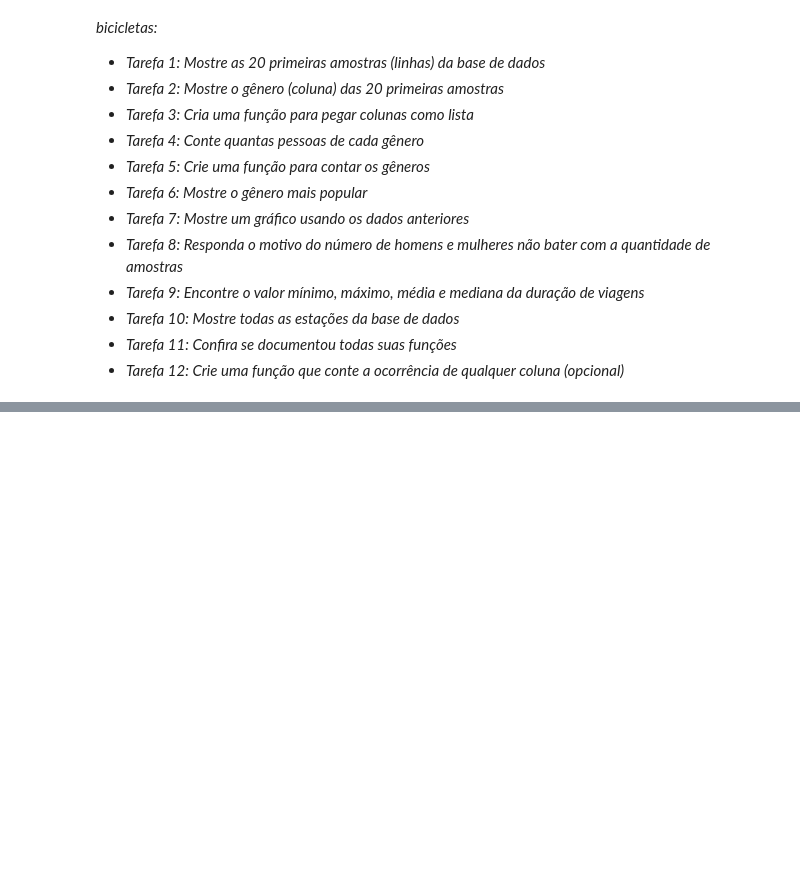
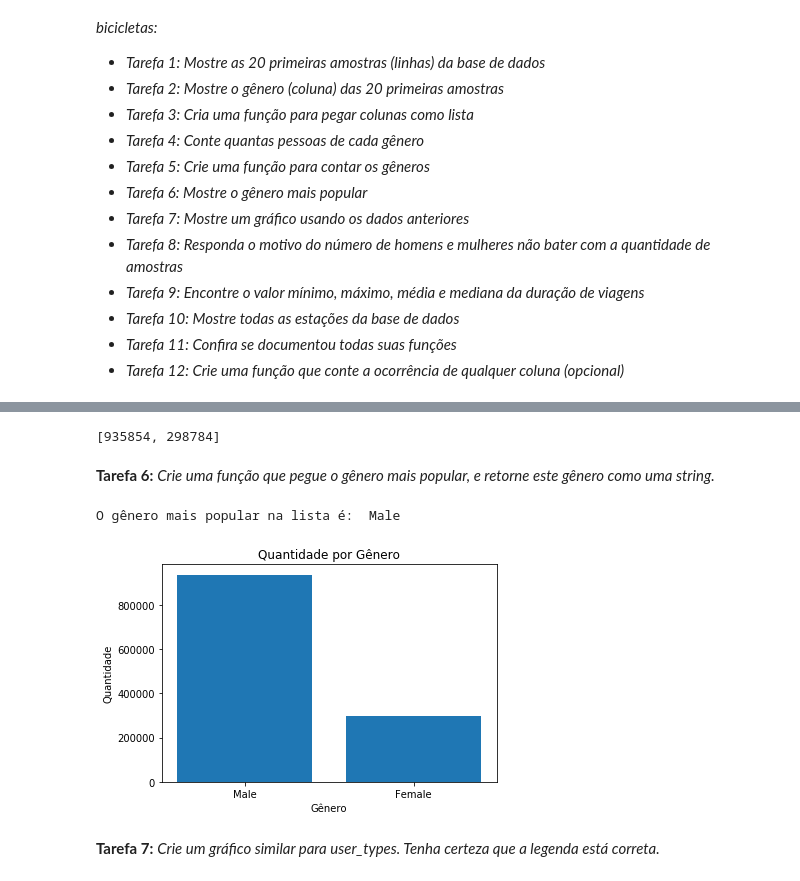
Before and after one commit to taisfguerra/fundamentals-of-ai-and-machine-learning, a Jupyter notebook: introducao-ao-python.ipynb, the cells around one changed output, grey strips where cells are left out. Cells and saved outputs as stored; diff of their text form; code cells hidden in the pictures; blank space fills up the shorter version.

Commit message:
Adding code with the final project
Exploring data related to bicycle-sharing system.

```diff
--- a/introducao-ao-python.ipynb
+++ b/introducao-ao-python.ipynb
@@ -838,0 +929,9 @@ WARNING: Returning empty list. Please use a nonzero number.
+# %%
+def column_to_list(data, index):
+    column_list = []
+
+    # print("(debug) data:", data, "index:", index)
+    for feature in data:
+        column_list.append(feature[index])
+
+    return column_list
@@ -838,0 +966,27 @@ WARNING: Returning empty list. Please use a nonzero number.
+# %%
+def count_gender(data_list):
+    """
+    Função de para contar ocorrências de determinado gênero.
+    Argumentos:
+        data_list: Lista de dados.
+    Retorna:
+        Lista de com os valores acumulados para cada gênero.
+
+    """
+    male = 0
+    female = 0
+    gender_column = 6
+
+    for i in data_list:
+        if i[gender_column].lower() == 'male':
+            male += 1
+        elif i[gender_column].lower() == 'female':
+            female += 1
+
+    return [male, female]
+# %%
+print(count_gender(data_list))
+# %% [output]
+[935854, 298784]
+# %% [markdown]
+**Tarefa 6:** *Crie uma função que pegue o gênero mais popular, e retorne este gênero como uma string.*
@@ -838,0 +1015,21 @@ WARNING: Returning empty list. Please use a nonzero number.
+# %%
+print("O gênero mais popular na lista é: ", most_popular_gender(data_list))
+# %% [output]
+O gênero mais popular na lista é:  Male
+# %%
+# Verifique este gráfico!
+
+gender_list = column_to_list(data_list, -2)
+types = ["Male", "Female"]
+quantity = count_gender(data_list)
+y_pos = list(range(len(types)))
+plt.bar(y_pos, quantity)
+plt.ylabel('Quantidade')
+plt.xlabel('Gênero')
+plt.xticks(y_pos, types)
+plt.title('Quantidade por Gênero')
+plt.show(block=True)
+# %% [output]
+[figure, added]
+# %% [markdown]
+**Tarefa 7:** *Crie um gráfico similar para user_types. Tenha certeza que a legenda está correta.*
```
Also changed, not shown: parts of 32 cells of this notebook.
